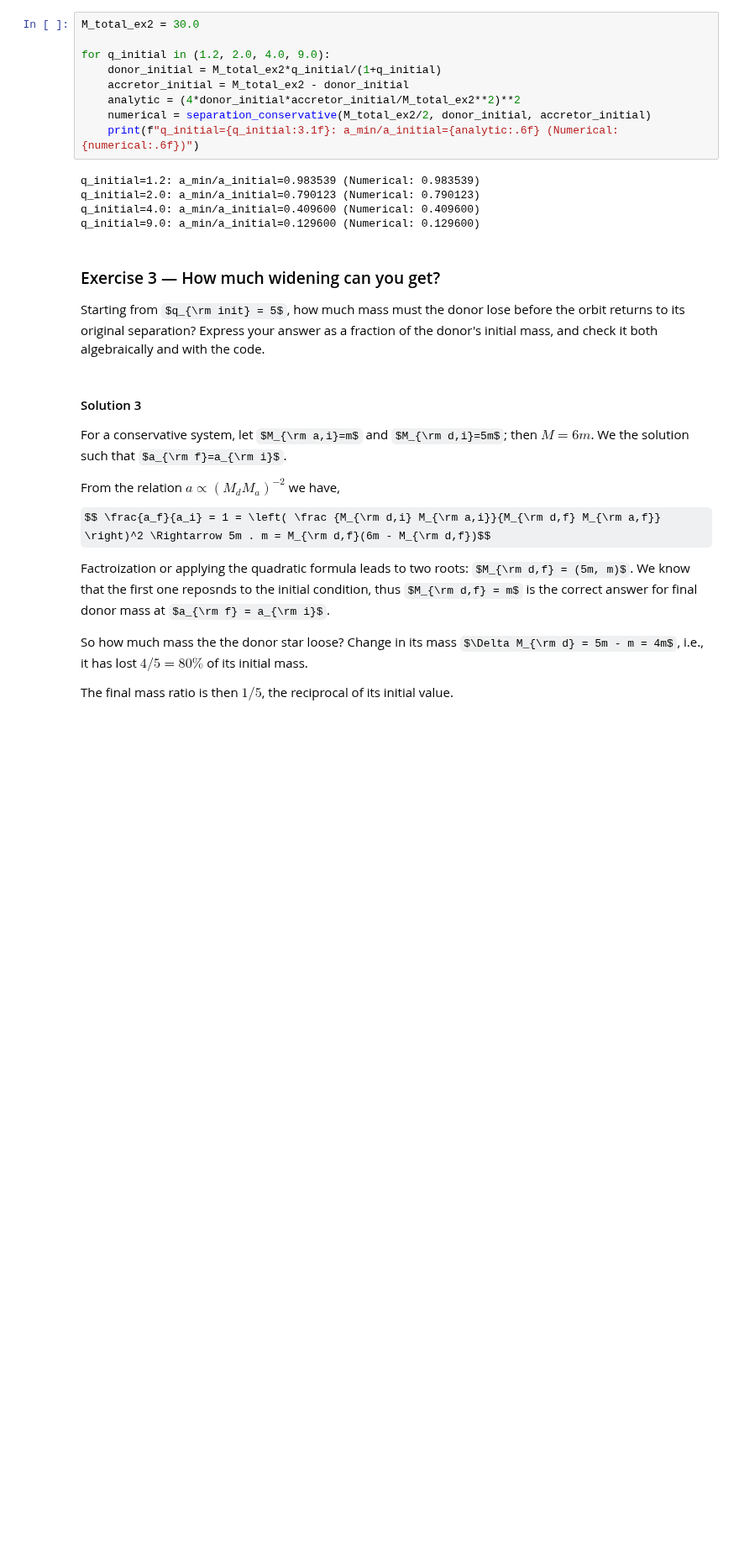
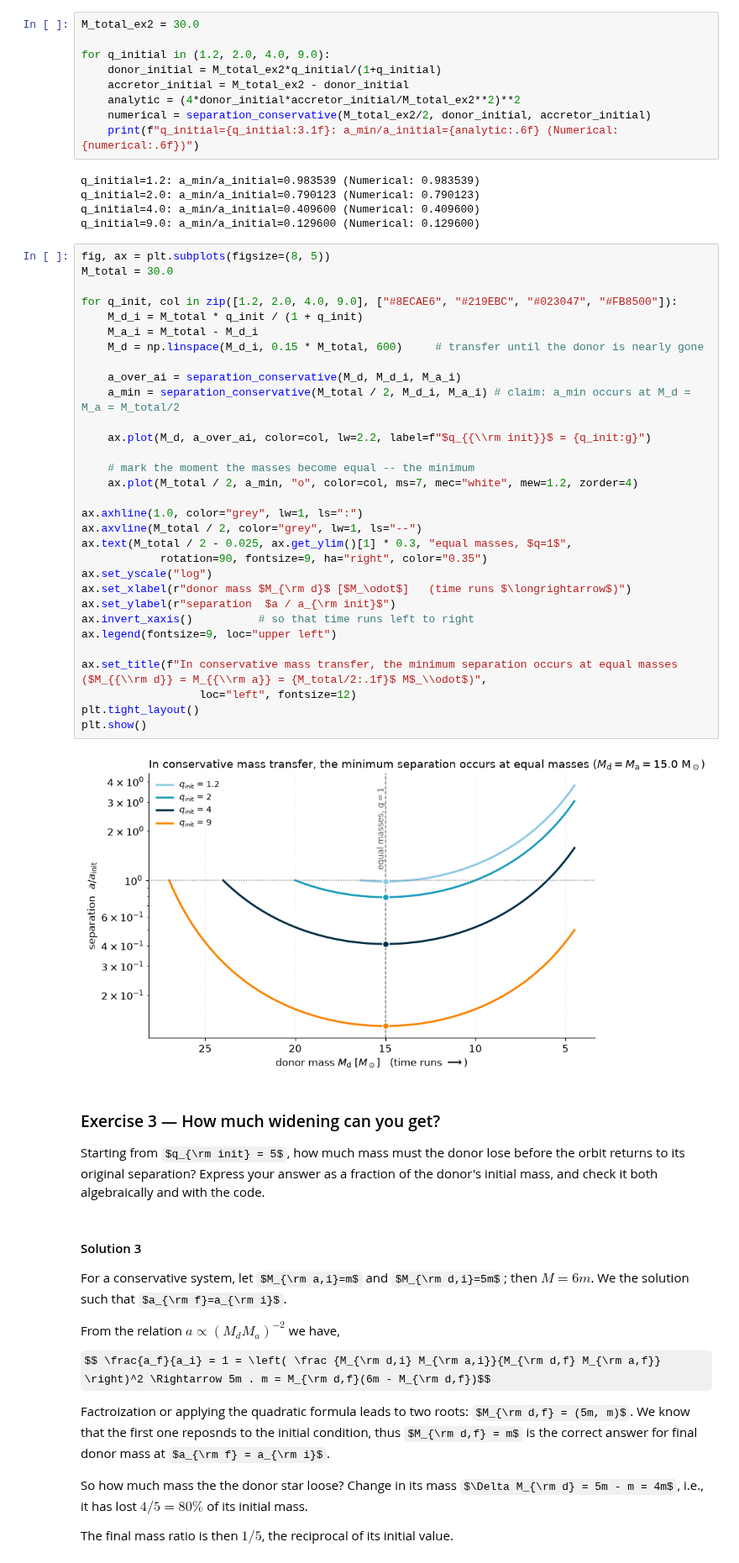
Before and after one commit to maryamahsan-codes/GROWL_GW-Palaeontology, a Jupyter notebook: onboarding_growl/extra_mass_transfer_and_orbital_separation_maryam.ipynb, the cells around one changed output. Shown at 84% size. Saved outputs shown, nothing was run; the diff lists cells and outputs as text; some formulas as TeX source; blank space fills up the shorter version.

```diff
--- a/onboarding_growl/extra_mass_transfer_and_orbital_separation_maryam.ipynb
+++ b/onboarding_growl/extra_mass_transfer_and_orbital_separation_maryam.ipynb
@@ -1047,6 +1047,39 @@ q_initial=1.2: a_min/a_initial=0.983539 (Numerical: 0.983539)
 q_initial=2.0: a_min/a_initial=0.790123 (Numerical: 0.790123)
 q_initial=4.0: a_min/a_initial=0.409600 (Numerical: 0.409600)
 q_initial=9.0: a_min/a_initial=0.129600 (Numerical: 0.129600)
+# %%
+fig, ax = plt.subplots(figsize=(8, 5))
+M_total = 30.0
+
+for q_init, col in zip([1.2, 2.0, 4.0, 9.0], ["#8ECAE6", "#219EBC", "#023047", "#FB8500"]):
+    M_d_i = M_total * q_init / (1 + q_init)
+    M_a_i = M_total - M_d_i
+    M_d = np.linspace(M_d_i, 0.15 * M_total, 600)     # transfer until the donor is nearly gone
+
+    a_over_ai = separation_conservative(M_d, M_d_i, M_a_i)
+    a_min = separation_conservative(M_total / 2, M_d_i, M_a_i) # claim: a_min occurs at M_d = M_a = M_total/2
+
+    ax.plot(M_d, a_over_ai, color=col, lw=2.2, label=f"$q_{{\\rm init}}$ = {q_init:g}")
+
+    # mark the moment the masses become equal -- the minimum
+    ax.plot(M_total / 2, a_min, "o", color=col, ms=7, mec="white", mew=1.2, zorder=4)
+
+ax.axhline(1.0, color="grey", lw=1, ls=":")
+ax.axvline(M_total / 2, color="grey", lw=1, ls="--")
+ax.text(M_total / 2 - 0.025, ax.get_ylim()[1] * 0.3, "equal masses, $q=1$",
+            rotation=90, fontsize=9, ha="right", color="0.35")
+ax.set_yscale("log")
+ax.set_xlabel(r"donor mass $M_{\rm d}$ [$M_\odot$]   (time runs $\longrightarrow$)")
+ax.set_ylabel(r"separation  $a / a_{\rm init}$")
+ax.invert_xaxis()          # so that time runs left to right
+ax.legend(fontsize=9, loc="upper left")
+
+ax.set_title(f"In conservative mass transfer, the minimum separation occurs at equal masses ($M_{{\\rm d}} = M_{{\\rm a}} = {M_total/2:.1f}$ M$_\\odot$)",
+                  loc="left", fontsize=12)
+plt.tight_layout()
+plt.show()
+# %% [output]
+[figure, added]
 # %% [markdown]
 ### Exercise 3 — How much widening can you get?
 
```
Also changed, not shown: parts of 8 cells of this notebook.
